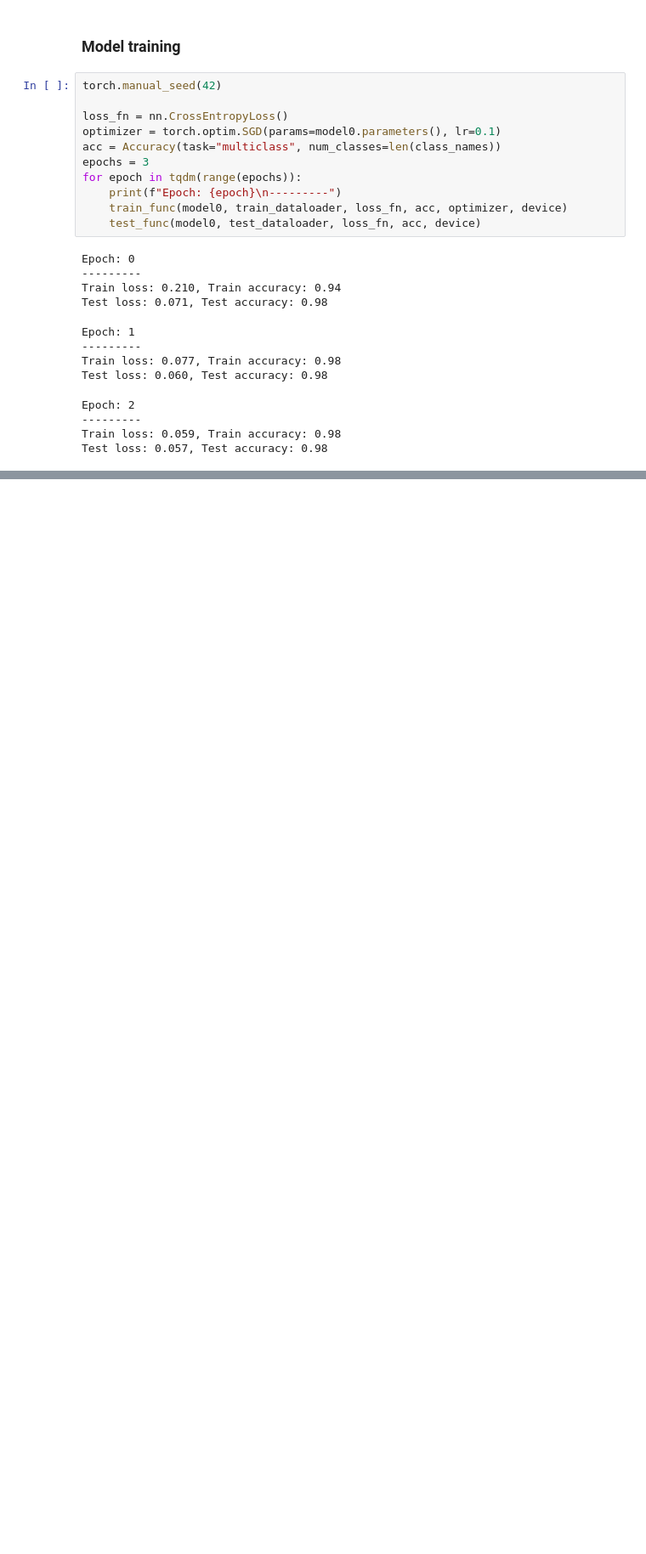
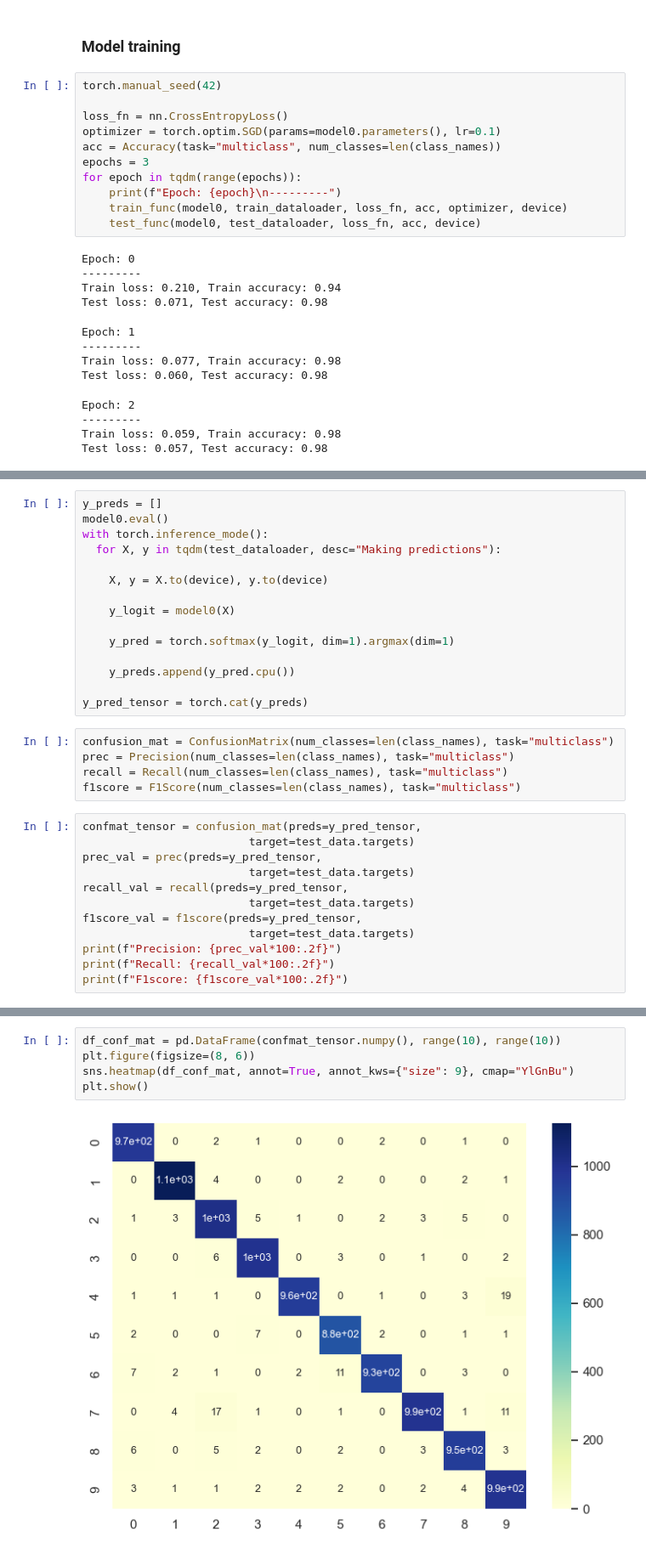
Before and after one commit to KacperUrban/Digit-recognition, a Jupyter notebook: main.ipynb, the cells around one changed output, grey strips where cells are left out. Shown: that part at 85% size. Cells and saved outputs as stored; diff of their text form; blank space fills up the shorter version.

```diff
--- a/main.ipynb
+++ b/main.ipynb
@@ -214,0 +289,32 @@ Test loss: 0.057, Test accuracy: 0.98
+# %%
+y_preds = []
+model0.eval()
+with torch.inference_mode():
+  for X, y in tqdm(test_dataloader, desc="Making predictions"):
+
+    X, y = X.to(device), y.to(device)
+
+    y_logit = model0(X)
+
+    y_pred = torch.softmax(y_logit, dim=1).argmax(dim=1)
+
+    y_preds.append(y_pred.cpu())
+
+y_pred_tensor = torch.cat(y_preds)
+# %%
+confusion_mat = ConfusionMatrix(num_classes=len(class_names), task="multiclass")
+prec = Precision(num_classes=len(class_names), task="multiclass")
+recall = Recall(num_classes=len(class_names), task="multiclass")
+f1score = F1Score(num_classes=len(class_names), task="multiclass")
+# %%
+confmat_tensor = confusion_mat(preds=y_pred_tensor,
+                         target=test_data.targets)
+prec_val = prec(preds=y_pred_tensor,
+                         target=test_data.targets)
+recall_val = recall(preds=y_pred_tensor,
+                         target=test_data.targets)
+f1score_val = f1score(preds=y_pred_tensor,
+                         target=test_data.targets)
+print(f"Precision: {prec_val*100:.2f}")
+print(f"Recall: {recall_val*100:.2f}")
+print(f"F1score: {f1score_val*100:.2f}")
@@ -214,0 +325,7 @@ Test loss: 0.057, Test accuracy: 0.98
+# %%
+df_conf_mat = pd.DataFrame(confmat_tensor.numpy(), range(10), range(10))
+plt.figure(figsize=(8, 6))
+sns.heatmap(df_conf_mat, annot=True, annot_kws={"size": 9}, cmap="YlGnBu")
+plt.show()
+# %% [output]
+[figure, added]
```
Also changed, not shown: parts of 8 cells of this notebook.
